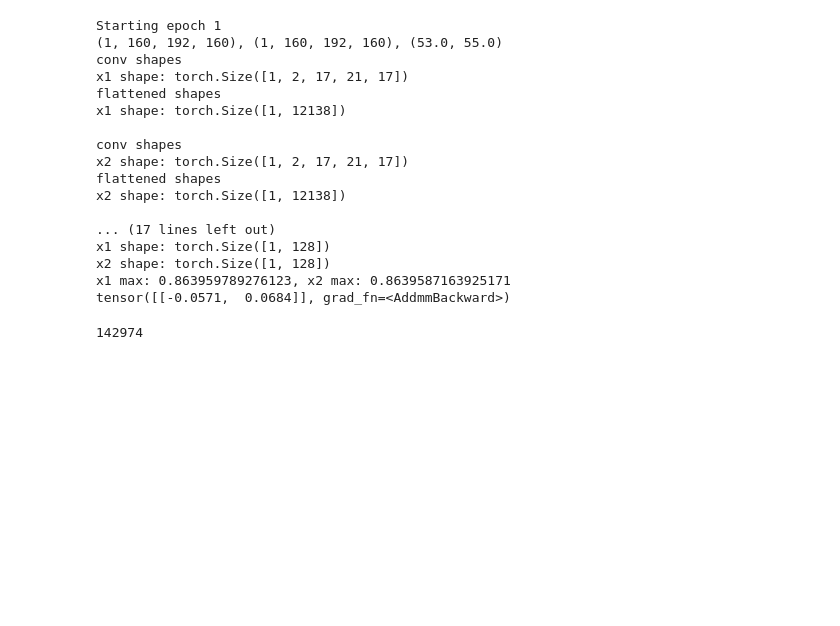
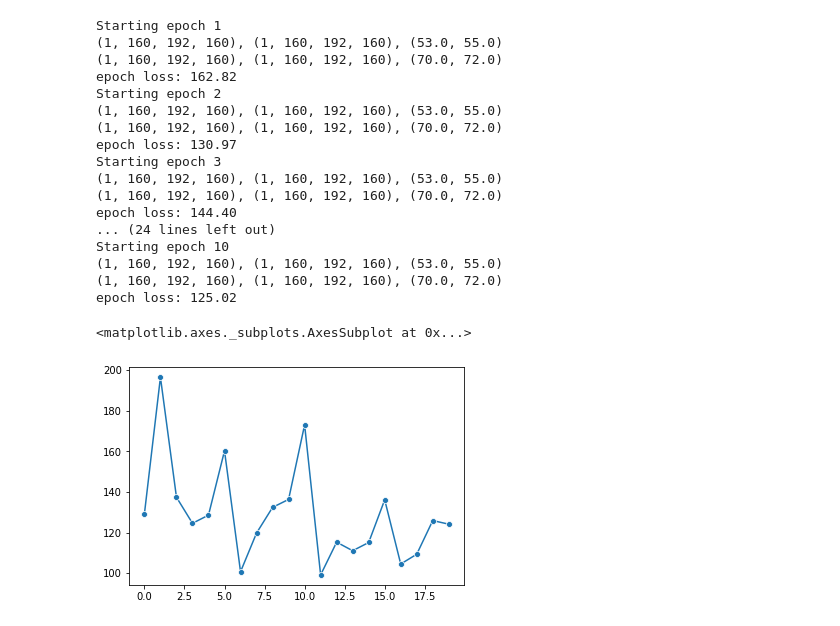
Before and after one commit to nikhil153/brain-diff, a Jupyter notebook: 5_LSN.ipynb, the cells around one changed output. Drawn from its saved outputs; the diff is of its cells as text; code cells hidden in the pictures; blank space fills up the shorter version.

Commit message:
added LSN train script

```diff
--- a/5_LSN.ipynb
+++ b/5_LSN.ipynb
@@ -171,0 +35,15 @@ train_dataloader = DataLoader(ukbb_dataset, batch_size=batch_size, shuffle=True)
+# %%
+device = torch.device("cuda:0" if torch.cuda.is_available() else "cpu")
+
+model = twinSFCN() # alternative toy model: LSN()
+
+model = torch.nn.DataParallel(model)
+
+if torch.cuda.is_available():
+    map_location=lambda storage, loc: storage.cuda()
+else:
+    map_location='cpu'
+
+model.load_state_dict(torch.load(sfcn_ckpt, map_location=torch.device('cpu')))
+
+optimizer = optim.SGD(model.parameters(), lr=0.01, momentum=0.9)
@@ -172,8 +52,7 @@ train_dataloader = DataLoader(ukbb_dataset, batch_size=batch_size, shuffle=True)
 # %%
-model = LSN()
-device = torch.device("cuda:0" if torch.cuda.is_available() else "cpu")
+num_epochs = 10
 
-num_epochs = 1
+loss_list = []
 for epoch in range(num_epochs):
     running_loss = 0.0
     model.train()
@@ -189,27 +68,44 @@ for epoch in range(num_epochs):
         img2 = img2.to(device)
         age_at_ses2 = age_at_ses2.to(device)
         age_at_ses3 = age_at_ses3.to(device)
-        outputs = model(img1, img2)
-        print(outputs)
+
+        # zero the parameter gradients
+        optimizer.zero_grad()
+
+        # forward + backward + optimize
+        preds = model(img1, img2)
+
+        loss = dpl.twin_KLDivLoss(preds[0][0],preds[1][0],age_at_ses2,age_at_ses3) #criterion(outputs, labels)
+
+        loss.backward()
+        optimizer.step()
+
+        # print statistics
+        running_loss += loss.item()
+        loss_list.append(loss.item())
+
+    epoch_loss = running_loss/len(train_dataloader)
+    print(f"epoch loss: {epoch_loss:3.2f}")
 # %% [output]
 Starting epoch 1
 (1, 160, 192, 160), (1, 160, 192, 160), (53.0, 55.0)
-conv shapes
-x1 shape: torch.Size([1, 2, 17, 21, 17])
-flattened shapes
-x1 shape: torch.Size([1, 12138])
-
-conv shapes
-x2 shape: torch.Size([1, 2, 17, 21, 17])
-flattened shapes
-x2 shape: torch.Size([1, 12138])
-
-... (17 lines left out)
-x1 shape: torch.Size([1, 128])
-x2 shape: torch.Size([1, 128])
-x1 max: 0.863959789276123, x2 max: 0.8639587163925171
-tensor([[-0.0571,  0.0684]], grad_fn=<AddmmBackward>)
+(1, 160, 192, 160), (1, 160, 192, 160), (70.0, 72.0)
+epoch loss: 162.82
+Starting epoch 2
+(1, 160, 192, 160), (1, 160, 192, 160), (53.0, 55.0)
+(1, 160, 192, 160), (1, 160, 192, 160), (70.0, 72.0)
+epoch loss: 130.97
+Starting epoch 3
+(1, 160, 192, 160), (1, 160, 192, 160), (53.0, 55.0)
+(1, 160, 192, 160), (1, 160, 192, 160), (70.0, 72.0)
+epoch loss: 144.40
+... (24 lines left out)
+Starting epoch 10
+(1, 160, 192, 160), (1, 160, 192, 160), (53.0, 55.0)
+(1, 160, 192, 160), (1, 160, 192, 160), (70.0, 72.0)
+epoch loss: 125.02
-# %%
-int(2*(((160 - 5 + 1)/4) * ((192 - 5 + 1)/4) * ((160 - 5 + 1)/4)))
-# %% [output]
-142974
+# %%
+sns.lineplot(x=range(20),y=loss_list,marker='o')
+# %% [output]
+<matplotlib.axes._subplots.AxesSubplot at 0x...>
+[figure, added]
```
Also changed, not shown: parts of 8 cells of this notebook, 7 other files.
